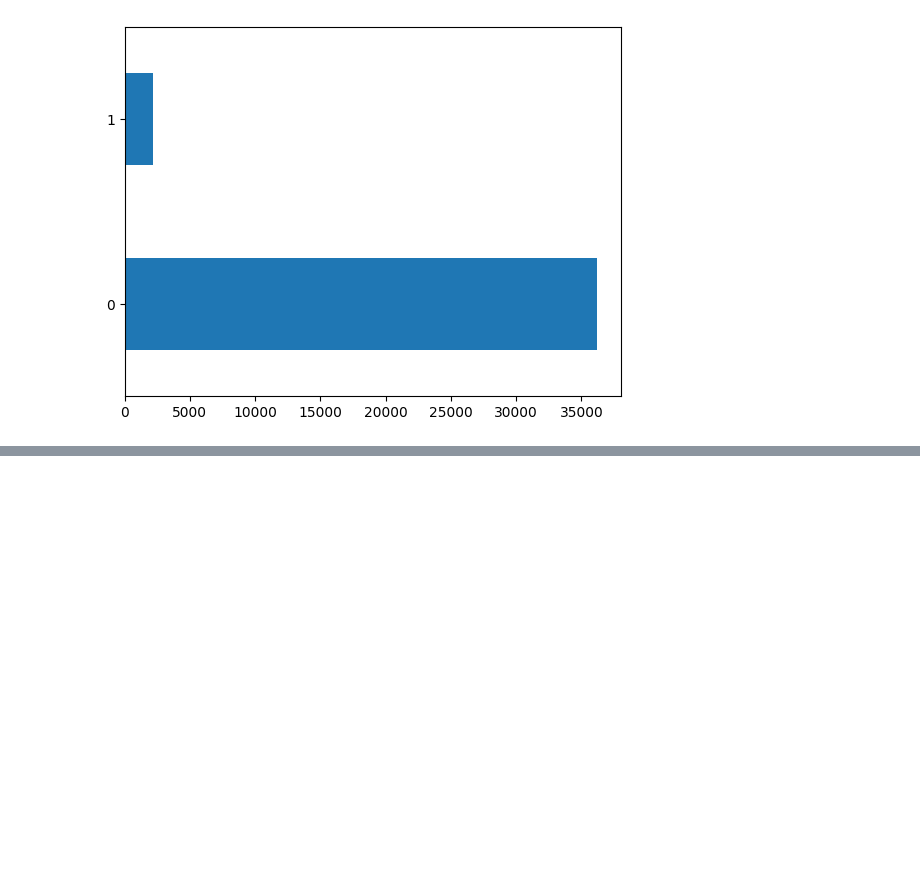
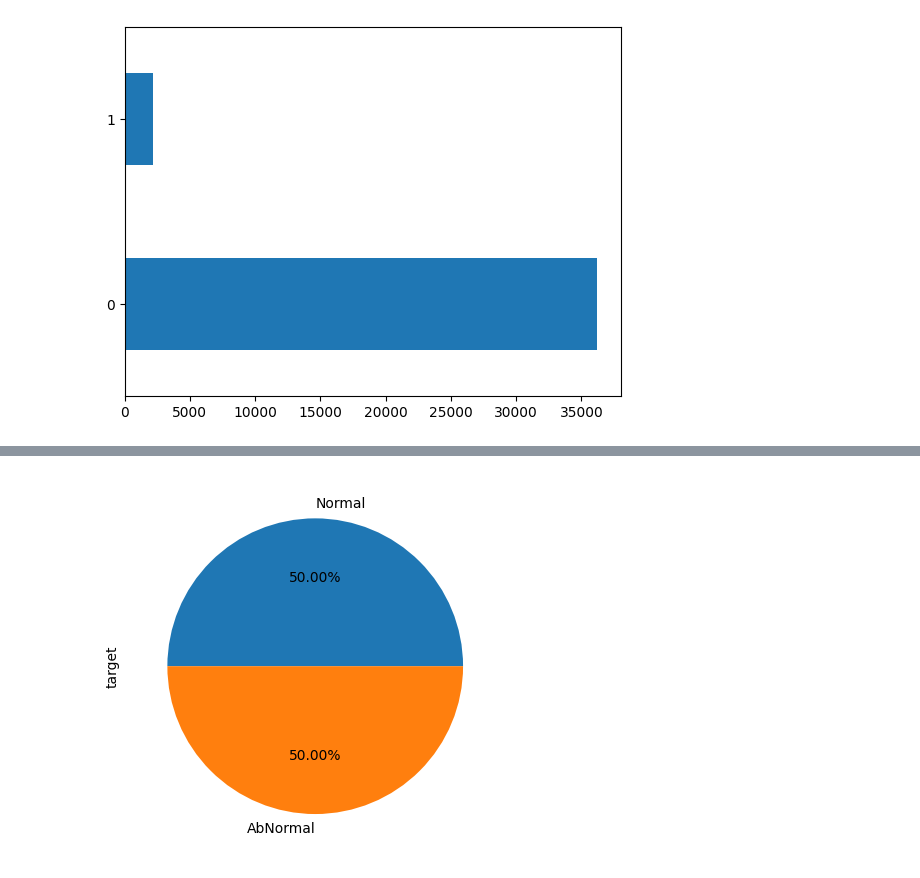
Before and after one commit to watchstep/YAIMERS, a Jupyter notebook: pre_2.ipynb, the cells around one changed output, grey strips where cells are left out. Saved outputs shown, nothing was run; the diff lists cells and outputs as text; code cells hidden in the pictures; blank space fills up the shorter version.

```diff
--- a/pre_2.ipynb
+++ b/pre_2.ipynb
@@ -273,5 +242,8 @@ def upsample(df, cat_idx, method, random_seed=RANDOM_SEED):
 # %%
-upsample_options = {1:"smote", 2:"adasyn", 3:"smotenc", 4:"borderline", 5:"kmeans"}
+upsample_options = {1: "random", 2:"smote", 3:"adasyn", 4:"smotenc", 5:"borderline", 6:"kmeans"}
 
-cat_idx = [downsampled_df_tr.columns.get_loc(col) for col in ohe_cat_cols]
-upsampled_df = upsample(downsampled_df_tr, cat_idx, method=upsample_options[3])
+cat_idx = [downsampled_df_tr.columns.get_loc(col) for col in cat_features]
+X_tr = downsampled_df_tr.drop("target", axis=1)
+y_tr = downsampled_df_tr["target"]
+
+upsampled_df_tr = upsample(X_tr, y_tr, cat_idx, method=upsample_options[4])
@@ -289,0 +268,4 @@ downsampled_df_tr["target"].value_counts().plot.pie(labels=["Normal", "AbNormal"
+# %%
+viz_pie(upsampled_df_tr)
+# %% [output]
+[figure, added]
```
Also changed, not shown: parts of 37 cells of this notebook, 1 other file.
